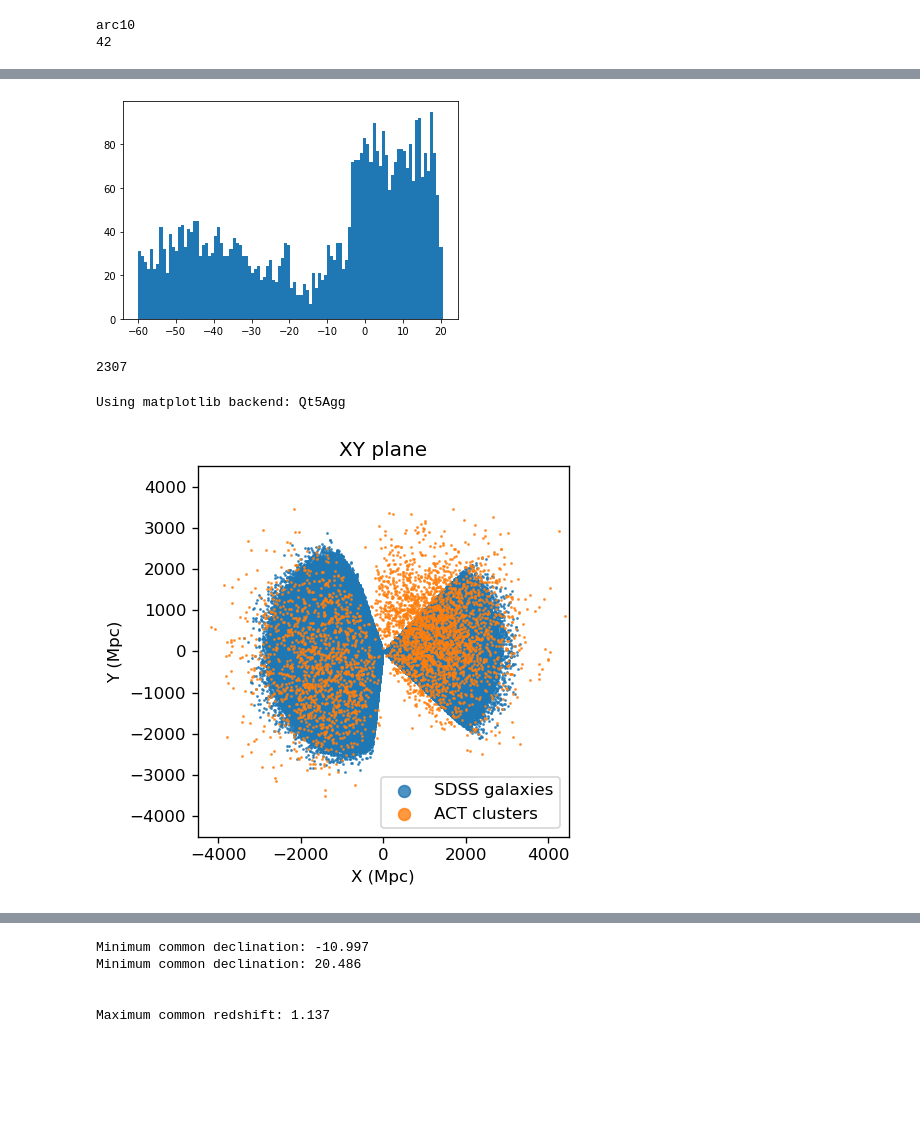
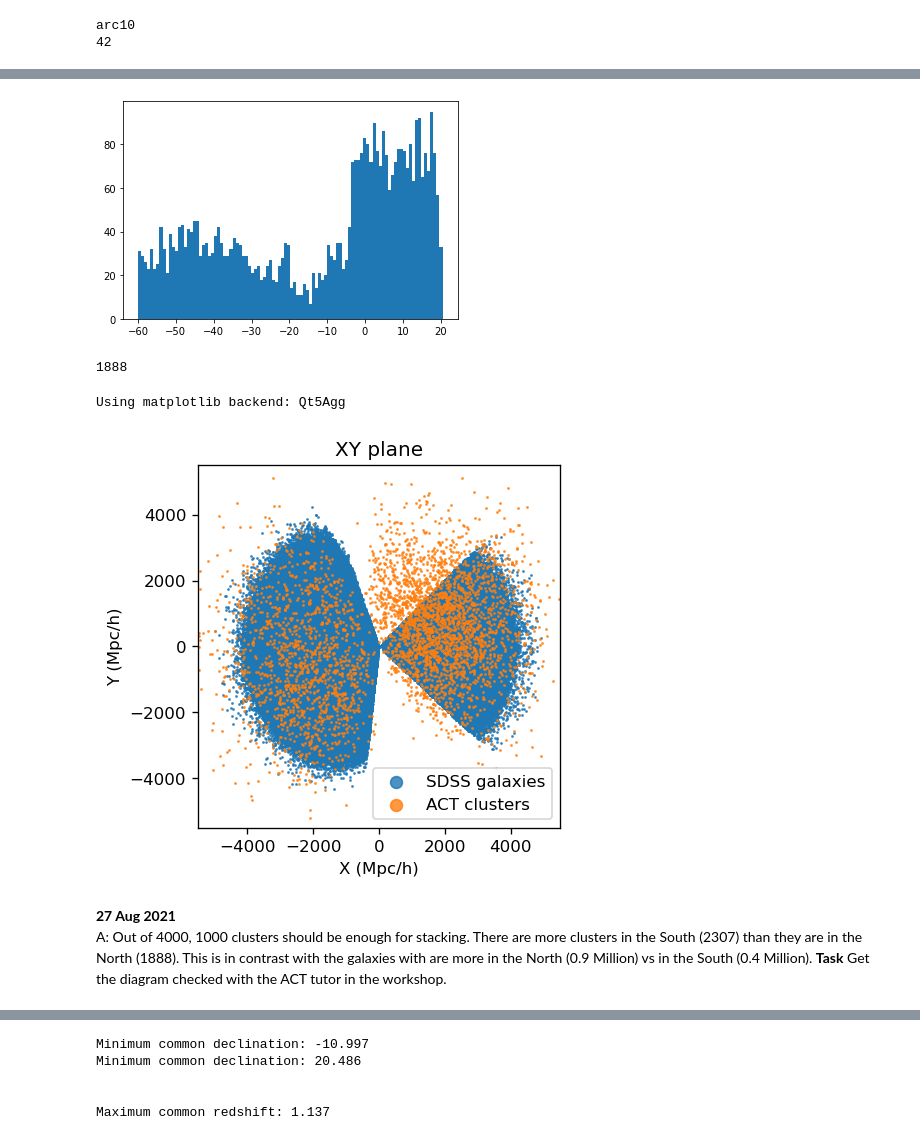
Before and after one commit to awaismirza92/velocity-reconstruction-and-kinetic-SZ, a Jupyter notebook: codes_for_ACT/ACT_clus_and_SDSS_gals.ipynb, the cells around one changed output, grey strips where cells are left out. Drawn from its saved outputs; the diff is of its cells as text; code cells hidden in the pictures; blank space fills up the shorter version.

```diff
--- a/codes_for_ACT/ACT_clus_and_SDSS_gals.ipynb
+++ b/codes_for_ACT/ACT_clus_and_SDSS_gals.ipynb
@@ -60,10 +60,10 @@ df_act_clus.describe()
 %matplotlib inline
 plt.hist(df_act_clus['decDeg'], bins = 100);
 plt.show()
-print(len(df_act_clus[df_act_clus['decDeg'] < 0]))
+print(len(df_act_clus[df_act_clus['decDeg'] > 0]))
 # %% [output]
 [figure]
-2307
+1888
 # %%
 %matplotlib
 
@@ -108,31 +108,35 @@ Using matplotlib backend: Qt5Agg
 # %%
 %matplotlib inline
 
 plt.figure(dpi = dpi * 1)
 
 
 
-plt.scatter(df_sdss_gals['X_comov[Mpc]'],
-            df_sdss_gals['Y_comov[Mpc]'],
+plt.scatter(df_sdss_gals['X_comov[Mpc/h]'],
+            df_sdss_gals['Y_comov[Mpc/h]'],
             s = 0.5, alpha = 0.8, label = 'SDSS galaxies')
-plt.scatter(df_act_clus['x_comov'],
-            df_act_clus['y_comov'],
+plt.scatter(df_act_clus['x_comov[Mpc/h]'],
+            df_act_clus['y_comov[Mpc/h]'],
             s = 0.5, alpha = 0.8, label = 'ACT clusters')
 
 plt.legend(markerscale = 10)
 plt.gca().set_aspect('equal', adjustable='box')
-low_lim, high_lim = -4500, 4500
+low_lim, high_lim = -5500, 5500
 plt.xlim(low_lim, high_lim)
 plt.ylim(low_lim, high_lim)
-plt.xlabel('X (Mpc)')
-plt.ylabel('Y (Mpc)')
+plt.xlabel('X (Mpc/h)')
+plt.ylabel('Y (Mpc/h)')
 plt.title('XY plane');
 
 
 
-plt.tight_layout();
+# plt.tight_layout();
 # %% [output]
-[figure, old version]
+[figure, new version]
+# %% [markdown]
+**27 Aug 2021**
+A: Out of 4000, 1000 clusters should be enough for stacking. There are more clusters in the South (2307) than they are in the North (1888). This is in contrast with the galaxies with are more in the North (0.9 Million) vs in the South (0.4 Million).
+**Task** Get the diagram checked with the ACT tutor in the workshop.
 # %%
 %matplotlib inline
 
```
Also changed, not shown: parts of 15 cells of this notebook.
